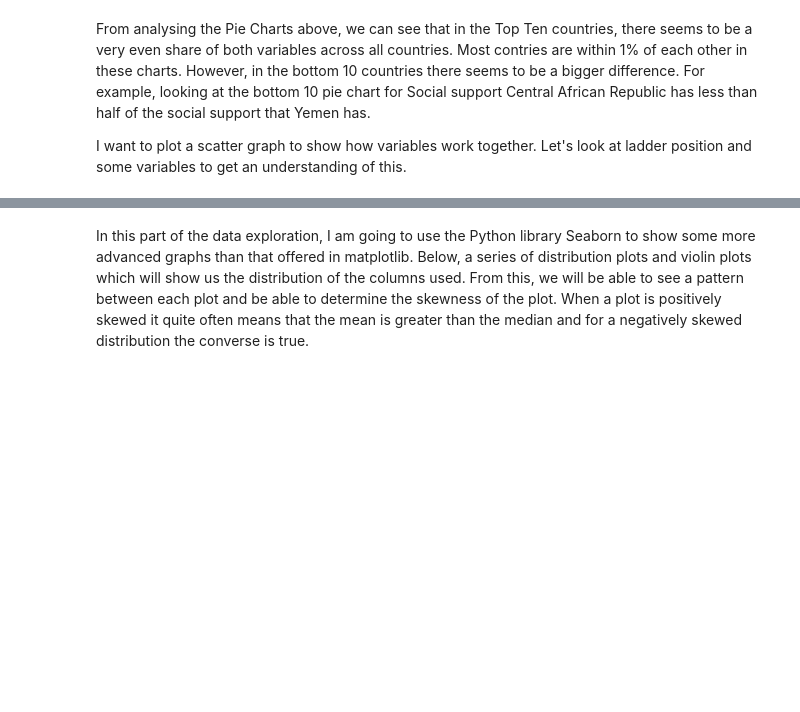
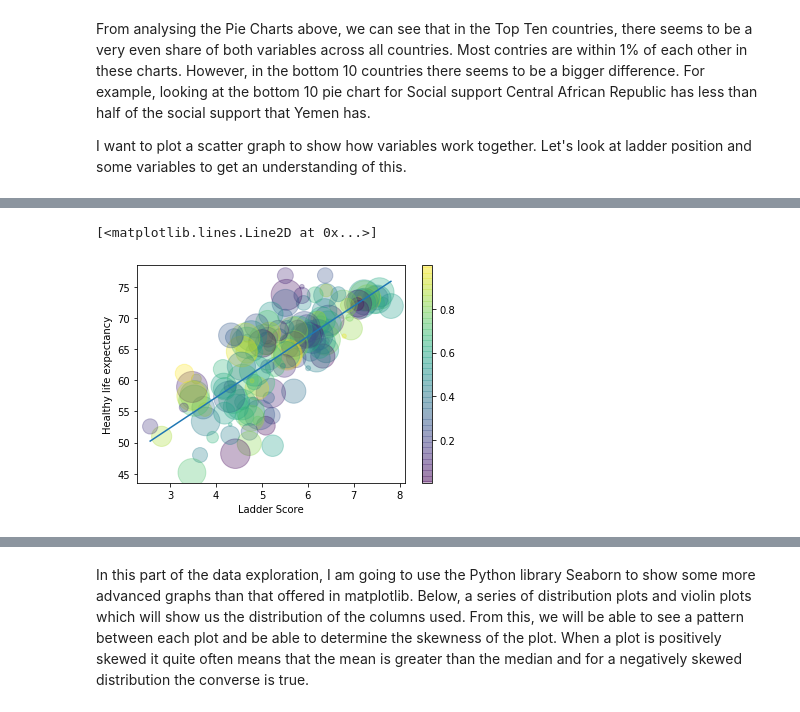
Before and after one commit to ax18031/ax18031_EMATM0048, a Jupyter notebook: Part3_folder/PART3.ipynb, the cells around one changed output, grey strips where cells are left out. Saved outputs shown, nothing was run; the diff lists cells and outputs as text; code cells hidden in the pictures; blank space fills up the shorter version.

Commit message:
Add files via upload
added scatter plots

```diff
--- a/Part3_folder/PART3.ipynb
+++ b/Part3_folder/PART3.ipynb
@@ -323,0 +321,15 @@ I want to plot a scatter graph to show how variables work together. Let's look a
+# %%
+rng = np.random.RandomState(0)
+x = df['Ladder score']
+y = df['Healthy life expectancy']
+colors = rng.rand(153)
+sizes = 1000*rng.rand(153)
+plt.scatter(x,y,c=colors,s=sizes,alpha=0.3,cmap='viridis')
+plt.colorbar()
+plt.xlabel('Ladder Score')
+plt.ylabel('Healthy life expectancy')
+m,b = np.polyfit(x,y,1)
+plt.plot(x, m*x + b)
+# %% [output]
+[<matplotlib.lines.Line2D at 0x...>]
+[figure, added]
```
Also changed, not shown: parts of 13 cells of this notebook.
